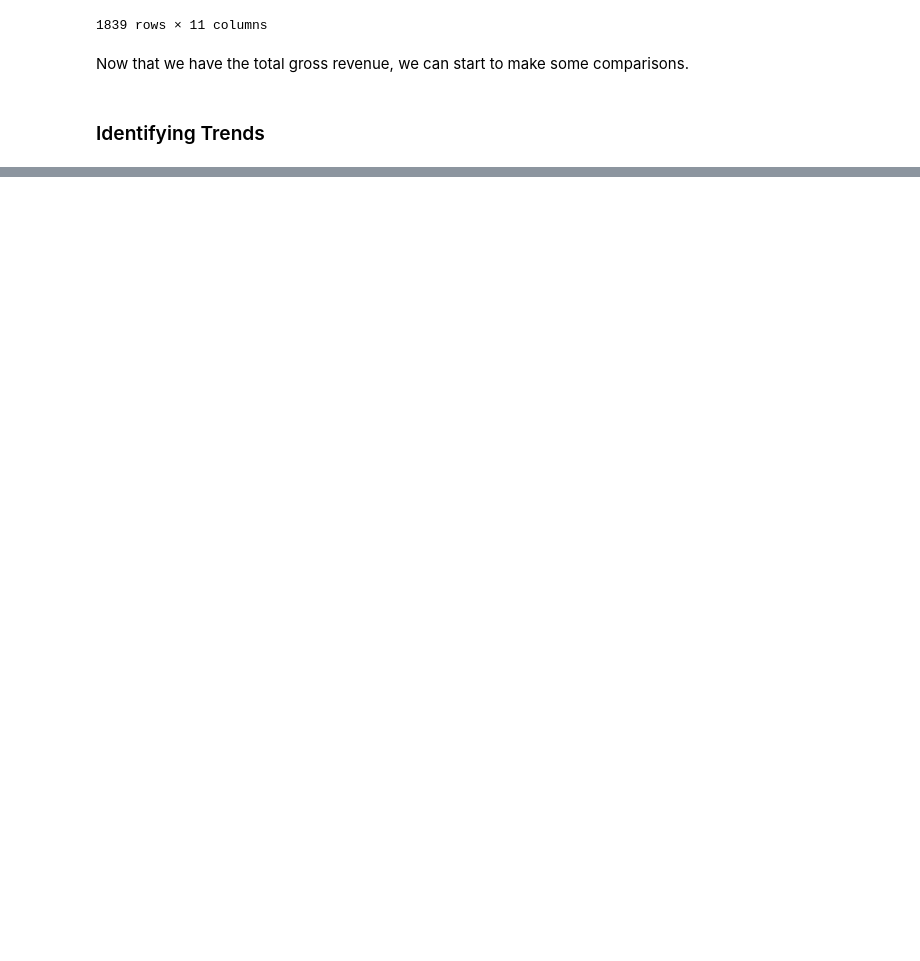
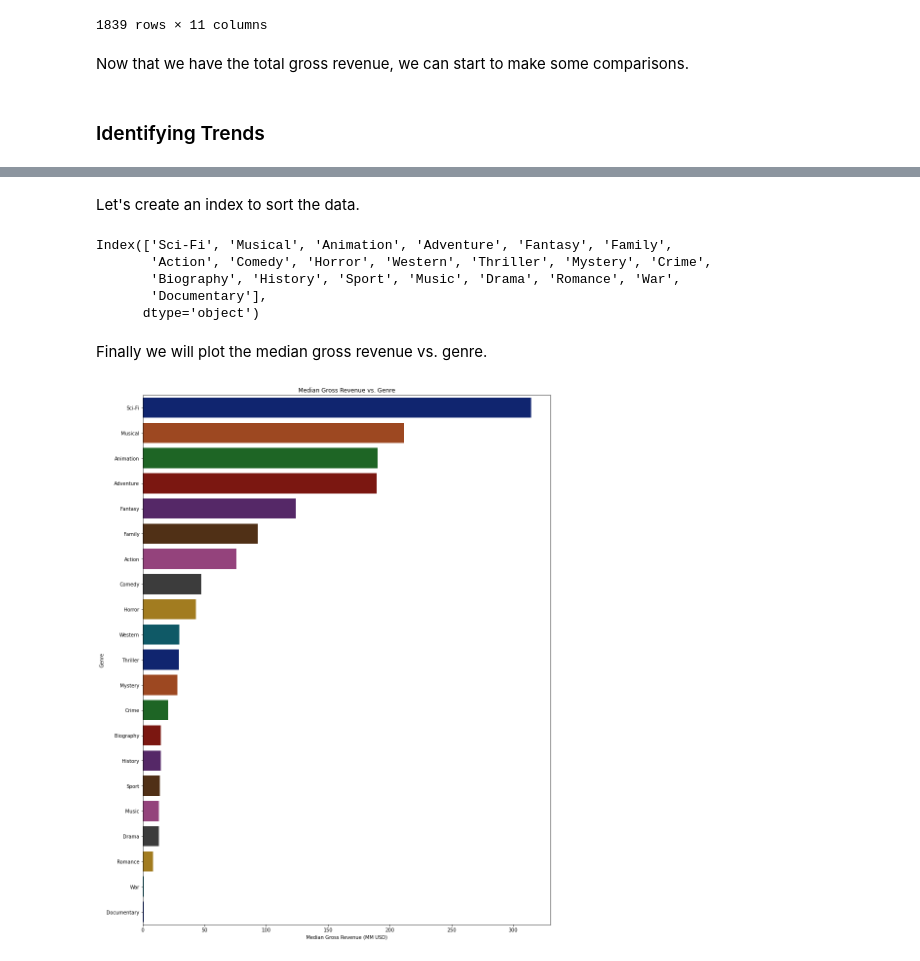
Before and after one commit to drkfitz13/dsc-phase-1-project, a Jupyter notebook: student.ipynb, the cells around one changed output, grey strips where cells are left out. Drawn from its saved outputs; the diff is of its cells as text; code cells hidden in the pictures; blank space fills up the shorter version.

```diff
--- a/student.ipynb
+++ b/student.ipynb
@@ -856,0 +837,3 @@ df_combined.plot('averagerating','total_gross', kind='scatter');
+# %%
+unique_genres=df_genres['genres'].unique()
+unique_genres
@@ -856,0 +847,5 @@ df_combined.plot('averagerating','total_gross', kind='scatter');
+# %%
+genre_dict = {}
+for genre in unique_genres:
+    genre_dict[genre] = df_genres.loc[df_genres['genres'] == genre].median()['total_gross_MM']
+genre_dict
@@ -856,0 +872,3 @@ df_combined.plot('averagerating','total_gross', kind='scatter');
+# %%
+df_genre_order = pd.DataFrame.from_dict(genre_dict,orient='index')
+df_genre_order
@@ -856,0 +895,3 @@ df_combined.plot('averagerating','total_gross', kind='scatter');
+# %%
+df_genre_order = df_genre_order[0].sort_values(ascending = False)
+df_genre_order
@@ -856,0 +916,21 @@ df_combined.plot('averagerating','total_gross', kind='scatter');
+# %% [markdown]
+Let's create an index to sort the data.
+# %%
+df_genre_order.index
+# %% [output]
+Index(['Sci-Fi', 'Musical', 'Animation', 'Adventure', 'Fantasy', 'Family',
+       'Action', 'Comedy', 'Horror', 'Western', 'Thriller', 'Mystery', 'Crime',
+       'Biography', 'History', 'Sport', 'Music', 'Drama', 'Romance', 'War',
+       'Documentary'],
+      dtype='object')
+# %% [markdown]
+Finally we will plot the median gross revenue vs. genre.
+# %%
+plt.figure(figsize=(15,20))
+ax = sns.barplot(y=df_genres['genres'], x=df_genres['total_gross_MM'],
+            estimator=np.median, order=df_genre_order.index ,ci=None,
+                 palette='dark')
+ax.set(xlabel = 'Median Gross Revenue (MM USD)', ylabel = 'Genre',
+      title = 'Median Gross Revenue vs. Genre');
+# %% [output]
+[figure, added]
```
Also changed, not shown: parts of 72 cells of this notebook.
